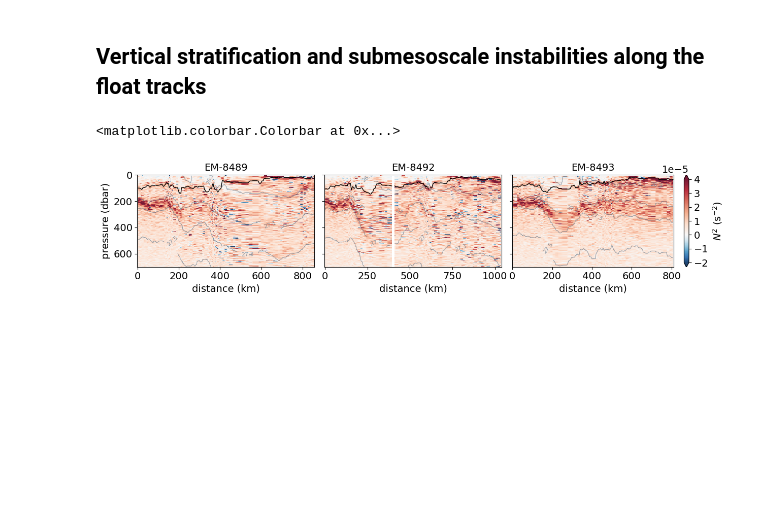
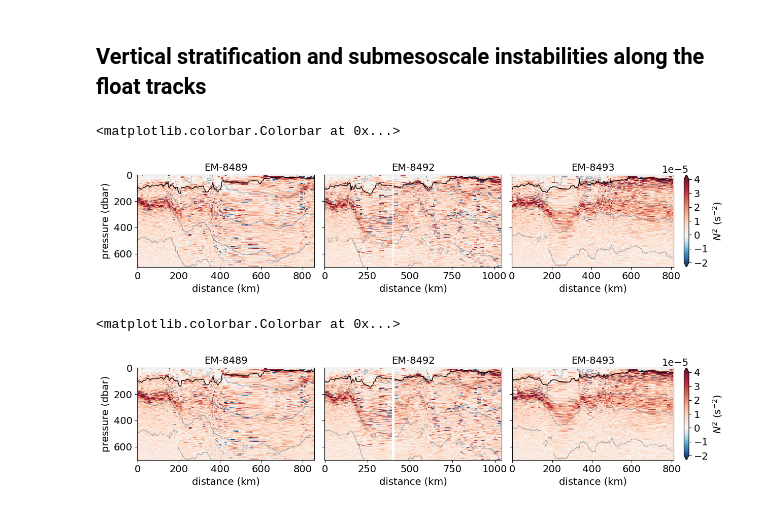
Before and after one commit to mayajakes/phd-public, a Jupyter notebook: 1_filaments/Submesoscale instabilities.ipynb, the cells around one changed output. Drawn from its saved outputs; the diff is of its cells as text; code cells hidden in the pictures; blank space fills up the shorter version.

```diff
--- a/1_filaments/Submesoscale instabilities.ipynb
+++ b/1_filaments/Submesoscale instabilities.ipynb
@@ -64,13 +64,13 @@ v_abs = {}
 CT, SA = {}, {}
 mld = {}
 
-imp.reload(calc)
 for floatid in floatids:
     # sub-inertial absolute velocities
     u_abs[floatid], v_abs[floatid] = ds_dist[floatid].u_abs, ds_dist[floatid].v_abs
 
     # sub-inertial temperature and salinity
-    CT[floatid], SA[floatid] = ds_dist[floatid].CT, ds_dist[floatid].SA
+    CT[floatid] = ds_dist[floatid].CT
+    SA[floatid] = ds_dist[floatid].SA
     mld[floatid] = calc.MLD_float(ds_dist[floatid], floatid, plot = False)
 # %%
 imp.reload(interp)
@@ -84,8 +84,8 @@ N2, f = {}, {}
 N2_prof = {}
 N2_even = {}
 for floatid in floatids:
-    N2[floatid] = calc.N2(ds_dist[floatid].CT, ds_dist[floatid].SA, ds_dist[floatid].latitude, smooth = False).interpolate_na(dim = 'distance', max_gap = 9)
-    N2_prof[floatid] = calc.N2(ds[floatid].CT, ds[floatid].SA, ds[floatid].latitude, smooth = False)
+    N2[floatid] = calc.N2(CT[floatid], SA[floatid], ds_dist[floatid].latitude, smooth = False).interpolate_na(dim = 'distance', max_gap = 9)
+    N2_prof[floatid] = calc.N2(CT[floatid], SA[floatid], ds[floatid].latitude, smooth = False)
 
     f[floatid] = gsw.f(ds_dist[floatid].latitude)
     N2_even[floatid] = interp.even_dist_grid(N2[floatid], 3)
@@ -105,6 +105,42 @@ for floatid in floatids:
 levels = np.arange(26.9,27.9,0.2)
 vmin, vmax = -2e-5, 4e-5
 norm = mpl.colors.TwoSlopeNorm(vmin=vmin, vcenter=0, vmax=vmax)
+# %%
+fig, ax = plt.subplots(1, 3, sharey = True, figsize = (12, 3))
+axs = ax.flatten()
+
+i = 0
+for floatid in floatids:
+    pdens_dist = calc.potentialDensity(ds_dist[floatid].pressure, ds_dist[floatid].SA, ds_dist[floatid].CT)
+
+    im = N2[floatid].plot(ax = axs[i], x = 'distance',  cmap = 'RdBu_r', vmin = vmin, vmax = vmax,
+                               norm = norm, alpha = 0.9, add_colorbar = False)
+
+    mld[floatid].plot(ax = axs[i], c = 'k', linewidth = 1)
+
+    CS = pdens_dist.plot.contour(ax = axs[i], x = 'distance', colors = 'slategrey', linewidths = 0.7,
+                                            levels = levels, alpha = 0.8)
+
+    axs[i].clabel(CS, inline=True, fontsize=8, fmt = '%1.1f')
+    axs[i].set_ylabel('')
+    axs[i].set_xlabel('distance (km)')
+    axs[i].set_title(f'EM-{floatid}', fontsize = 14)
+    axs[i].set_ylim(0,700)
+
+    i+=1
+
+axs[0].invert_yaxis()
+axs[0].set_ylabel('pressure (dbar)')
+axs[1].set_xlabel('distance (km)')
+
+plt.tight_layout(w_pad = 0.03)
+
+divider = make_axes_locatable(axs[2])
+cax = divider.append_axes('right', size="3%", pad=0.2)
+plt.colorbar(im, cax, label = '$N^{2}$ (s$^{-2}$)', extend = 'both')
+# %% [output]
+<matplotlib.colorbar.Colorbar at 0x...>
+[figure, added]
 # %%
 fig, ax = plt.subplots(1, 3, sharey = True, figsize = (12, 3))
 axs = ax.flatten()
```
Also changed, not shown: 1 other file.
